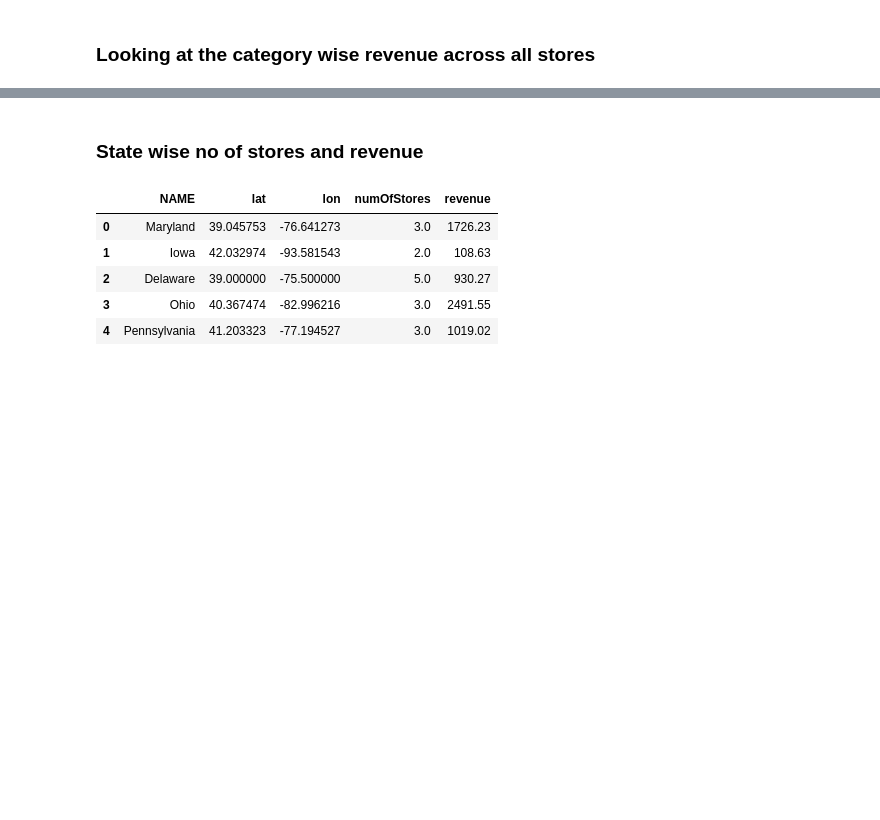
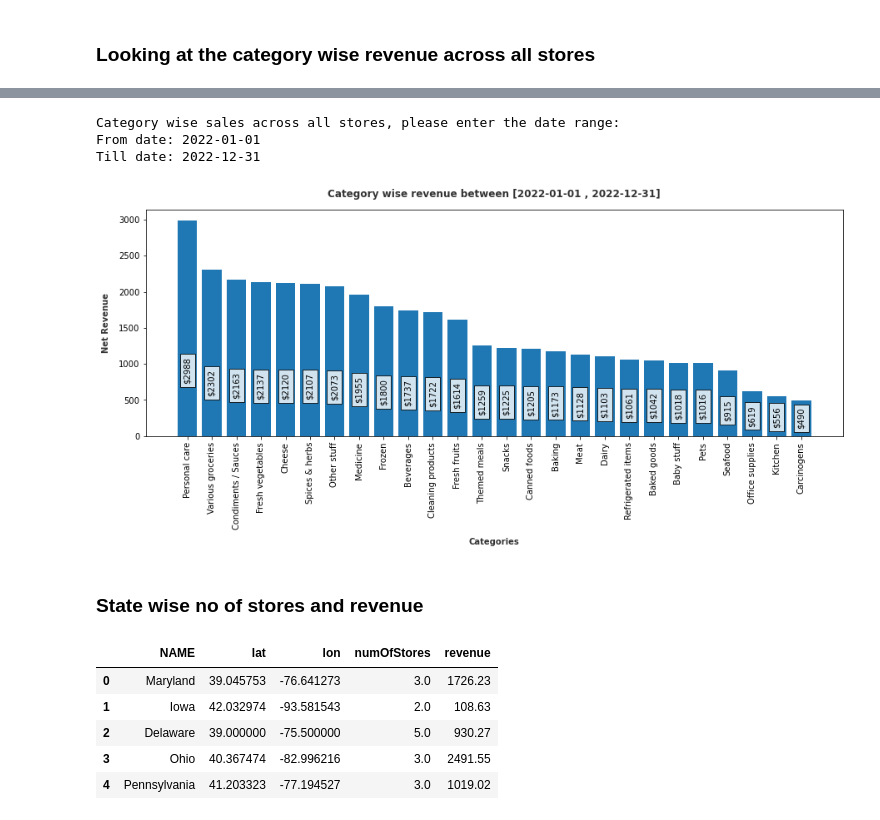
Before and after one commit to ranil28/SuperMarketManagementSystem, a Jupyter notebook: Python implementation/Supermarket_jupyter_bishal.ipynb, the cells around one changed output, grey strips where cells are left out. Cells and saved outputs as stored; diff of their text form; code cells hidden in the pictures; blank space fills up the shorter version.

```diff
--- a/Python implementation/Supermarket_jupyter_bishal.ipynb
+++ b/Python implementation/Supermarket_jupyter_bishal.ipynb
@@ -75,3 +78,15 @@ getCategoriesRevenue(conn, '2022-01-01', '2022-12-30')
+# %%
+# calling getCategoriesRevenue function
+print(b_s+"Category wise sales across all stores, please enter the date range:"+b_e)
+cat_rev_start = input(b_s+"From date: "+b_e)
+cat_rev_end = input(b_s+"Till date: "+b_e)
+getCategoriesRevenue(conn, cat_rev_start, cat_rev_end)
+#2022-01-01 | 2022-12-31
+# %% [output]
+Category wise sales across all stores, please enter the date range:
+From date: 2022-01-01
+Till date: 2022-12-31
+[figure, added]
 # %% [markdown]
 ### State wise no of stores and revenue
 # %%
```
Also changed, not shown: parts of 20 cells of this notebook, 3 other files.
